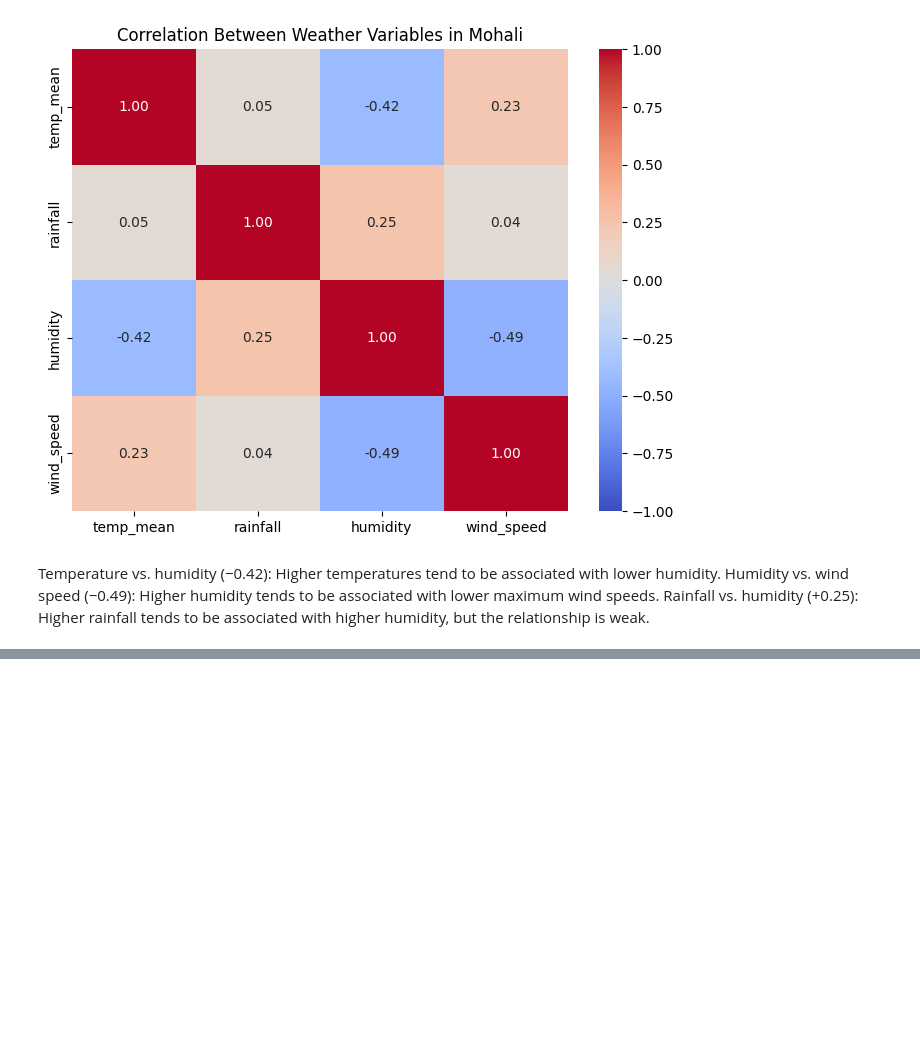
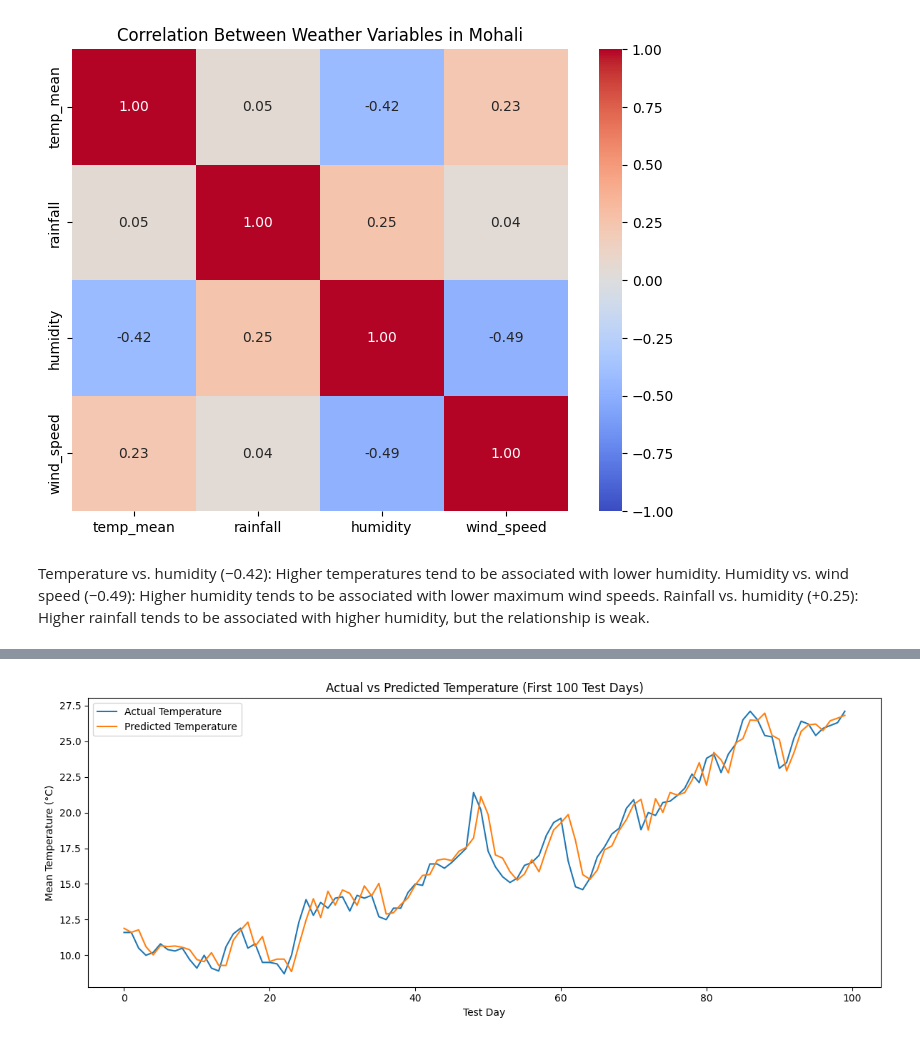
Before and after one commit to Aditi09-20/Weather_Data_Analysis_and_Forecasting, a Jupyter notebook: notebooks/weather_analysis.ipynb, the cells around one changed output, grey strips where cells are left out. Drawn from its saved outputs; the diff is of its cells as text; code cells hidden in the pictures; blank space fills up the shorter version.

```diff
--- a/notebooks/weather_analysis.ipynb
+++ b/notebooks/weather_analysis.ipynb
@@ -543,0 +634,4 @@ Rainfall vs. humidity (+0.25): Higher rainfall tends to be associated with highe
+# %%
+df["month"] = df["date"].dt.month
+
+print(df[["date", "month"]].head(10))
@@ -543,0 +697,6 @@ Rainfall vs. humidity (+0.25): Higher rainfall tends to be associated with highe
+# %%
+model_df = df[features + [target]].dropna().copy()
+
+print("Original records:", len(df))
+print("Records for modelling:", len(model_df))
+print("Missing values:", model_df.isna().sum().sum())
@@ -543,0 +743,14 @@ Rainfall vs. humidity (+0.25): Higher rainfall tends to be associated with highe
+# %%
+from sklearn.linear_model import LinearRegression
+
+linear_model = LinearRegression()
+
+linear_model.fit(X_train, y_train)
+
+linear_predictions = linear_model.predict(X_test)
+
+linear_mae = mean_absolute_error(y_test, linear_predictions)
+linear_rmse = np.sqrt(mean_squared_error(y_test, linear_predictions))
+
+print("Linear Regression MAE:", round(linear_mae, 2), "°C")
+print("Linear Regression RMSE:", round(linear_rmse, 2), "°C")
@@ -543,0 +794,23 @@ Rainfall vs. humidity (+0.25): Higher rainfall tends to be associated with highe
+# %%
+import matplotlib.pyplot as plt
+
+plt.figure(figsize=(12, 5))
+
+plt.plot(
+    y_test.iloc[:100].values,
+    label="Actual Temperature"
+)
+
+plt.plot(
+    linear_predictions[:100],
+    label="Predicted Temperature"
+)
+
+plt.title("Actual vs Predicted Temperature (First 100 Test Days)")
+plt.xlabel("Test Day")
+plt.ylabel("Mean Temperature (°C)")
+plt.legend()
+plt.tight_layout()
+plt.show()
+# %% [output]
+[figure, added]
```
Also changed, not shown: parts of 28 cells of this notebook.
